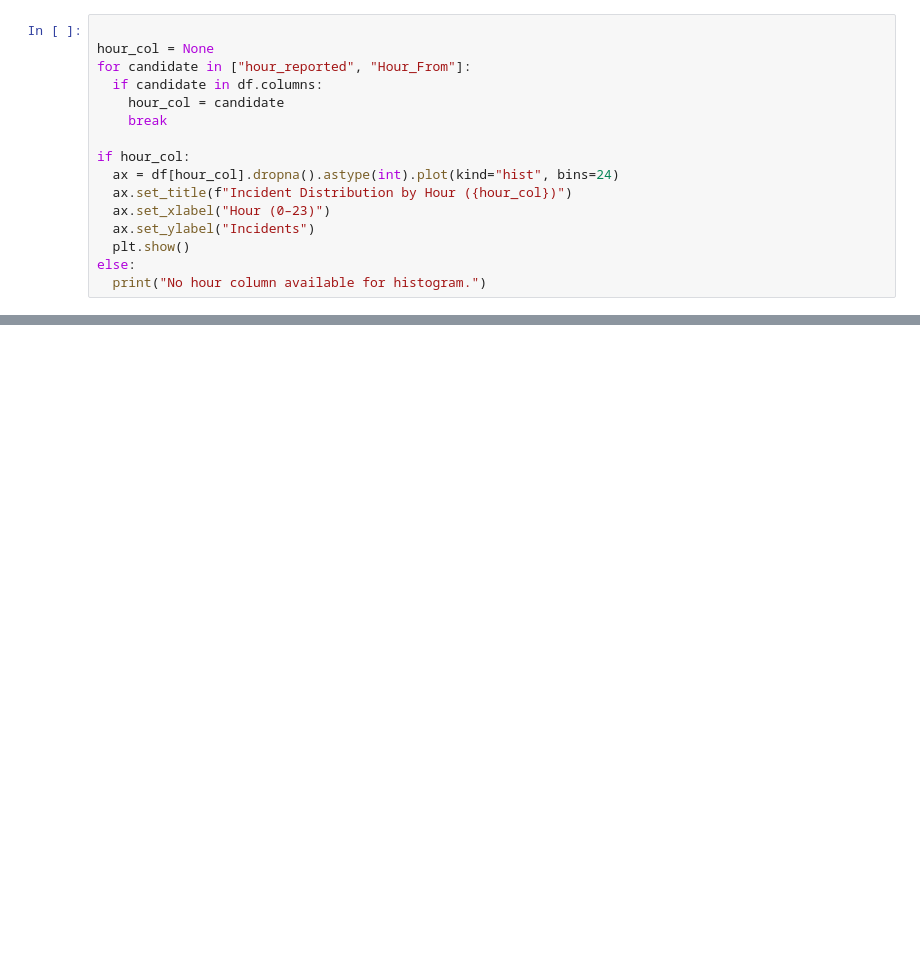
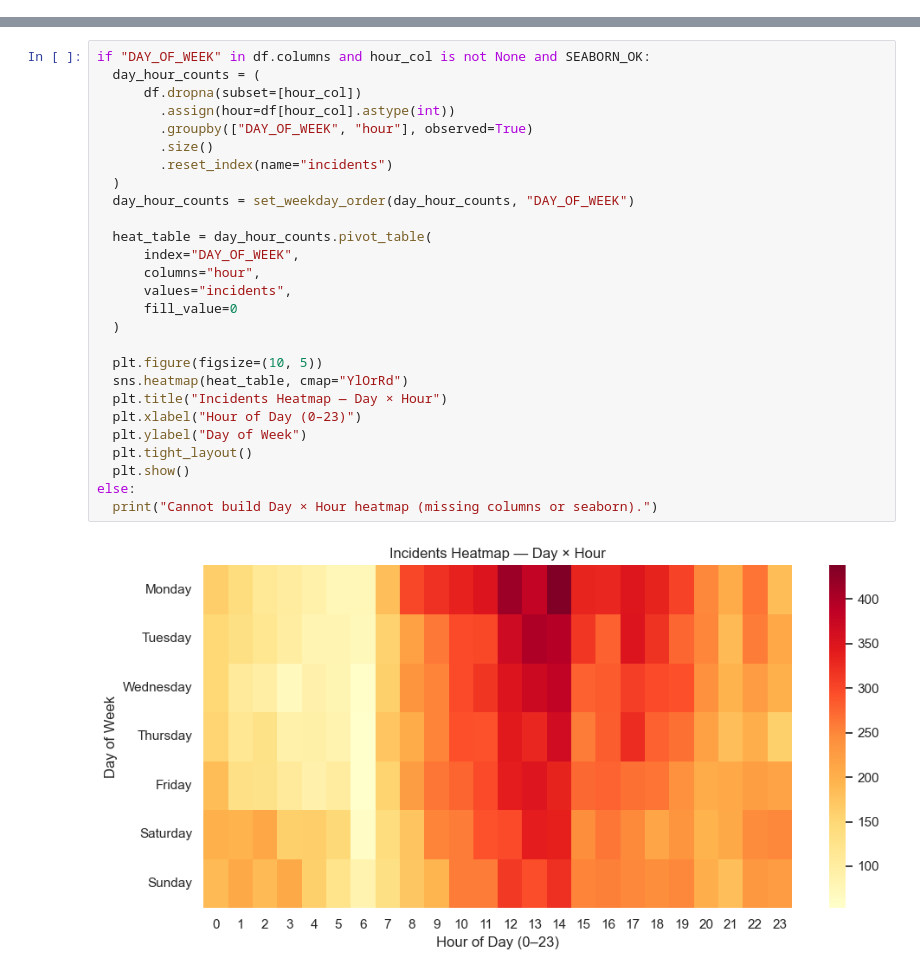
Before and after one commit to IT2053C-Gilany/final-project-sil6s, a Jupyter notebook: final-project.ipynb, the cells around one changed output, grey strips where cells are left out. Drawn from its saved outputs; the diff is of its cells as text; blank space fills up the shorter version.

```diff
--- a/final-project.ipynb
+++ b/final-project.ipynb
@@ -274,16 +0,0 @@ else:
-# %%
-
-hour_col = None
-for candidate in ["hour_reported", "Hour_From"]:
-  if candidate in df.columns:
-    hour_col = candidate
-    break
-
-if hour_col:
-  ax = df[hour_col].dropna().astype(int).plot(kind="hist", bins=24)
-  ax.set_title(f"Incident Distribution by Hour ({hour_col})")
-  ax.set_xlabel("Hour (0–23)")
-  ax.set_ylabel("Incidents")
-  plt.show()
-else:
-  print("No hour column available for histogram.")
@@ -521,0 +499,29 @@ This analysis of the **Cincinnati Police Department’s STARS Category Offenses
+# %%
+if "DAY_OF_WEEK" in df.columns and hour_col is not None and SEABORN_OK:
+  day_hour_counts = (
+      df.dropna(subset=[hour_col])
+        .assign(hour=df[hour_col].astype(int))
+        .groupby(["DAY_OF_WEEK", "hour"], observed=True)
+        .size()
+        .reset_index(name="incidents")
+  )
+  day_hour_counts = set_weekday_order(day_hour_counts, "DAY_OF_WEEK")
+
+  heat_table = day_hour_counts.pivot_table(
+      index="DAY_OF_WEEK",
+      columns="hour",
+      values="incidents",
+      fill_value=0
+  )
+
+  plt.figure(figsize=(10, 5))
+  sns.heatmap(heat_table, cmap="YlOrRd")
+  plt.title("Incidents Heatmap — Day × Hour")
+  plt.xlabel("Hour of Day (0–23)")
+  plt.ylabel("Day of Week")
+  plt.tight_layout()
+  plt.show()
+else:
+  print("Cannot build Day × Hour heatmap (missing columns or seaborn).")
+# %% [output]
+[figure, added]
```
Also changed, not shown: parts of 89 cells of this notebook.
